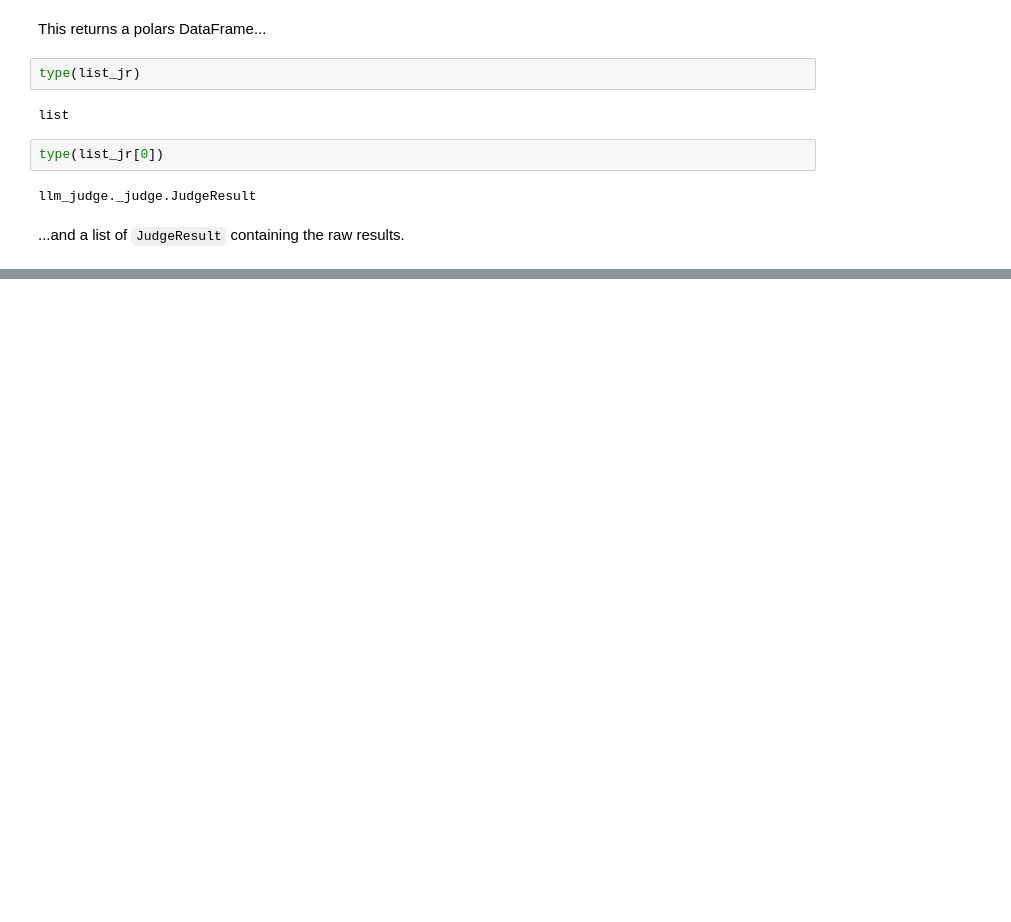
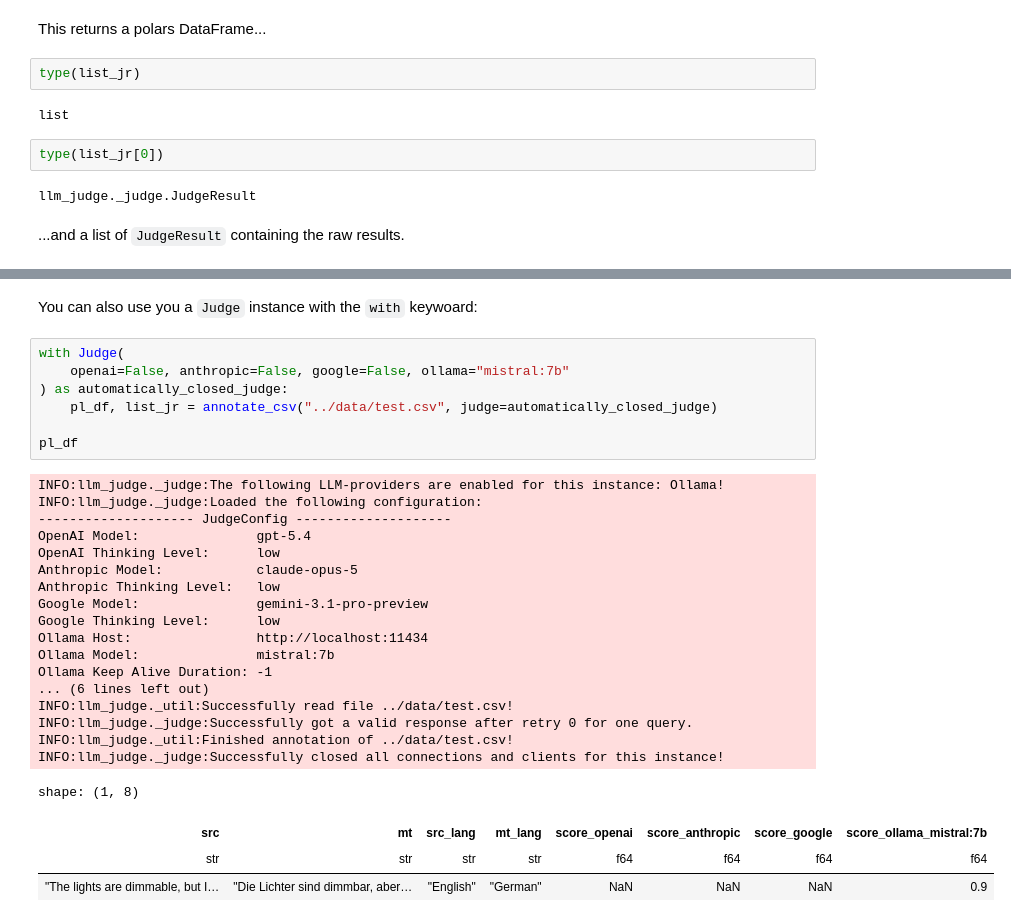
Before and after one commit to hgb-bin-proteomics/TranslationQC, a Jupyter notebook: notebooks/llm-judge-usage.ipynb, the cells around one changed output, grey strips where cells are left out. Saved outputs shown, nothing was run; the diff lists cells and outputs as text; blank space fills up the shorter version.

```diff
--- a/notebooks/llm-judge-usage.ipynb
+++ b/notebooks/llm-judge-usage.ipynb
@@ -422,0 +439,31 @@ llm_judge._judge.JudgeResult
+# %% [markdown]
+You can also use you a `Judge` instance with the `with` keywoard:
+# %%
+with Judge(
+    openai=False, anthropic=False, google=False, ollama="mistral:7b"
+) as automatically_closed_judge:
+    pl_df, list_jr = annotate_csv("../data/test.csv", judge=automatically_closed_judge)
+
+pl_df
+# %% [output]
+INFO:llm_judge._judge:The following LLM-providers are enabled for this instance: Ollama!
+INFO:llm_judge._judge:Loaded the following configuration:
+-------------------- JudgeConfig --------------------
+OpenAI Model:               gpt-5.4
+OpenAI Thinking Level:      low
+Anthropic Model:            claude-opus-5
+Anthropic Thinking Level:   low
+Google Model:               gemini-3.1-pro-preview
+Google Thinking Level:      low
+Ollama Host:                http://localhost:11434
+Ollama Model:               mistral:7b
+Ollama Keep Alive Duration: -1
+... (6 lines left out)
+INFO:llm_judge._util:Successfully read file ../data/test.csv!
+INFO:llm_judge._judge:Successfully got a valid response after retry 0 for one query.
+INFO:llm_judge._util:Finished annotation of ../data/test.csv!
+INFO:llm_judge._judge:Successfully closed all connections and clients for this instance!
+shape: (1, 8)
+| src | mt | src_lang | mt_lang | score_openai | score_anthropic | score_google | score_ollama_mistral:7b |
+| str | str | str | str | f64 | f64 | f64 | f64 |
+| "The lights are dimmable, but I… | "Die Lichter sind dimmbar, aber… | "English" | "German" | NaN | NaN | NaN | 0.9 |
```
Also changed, not shown: parts of 3 cells of this notebook.
